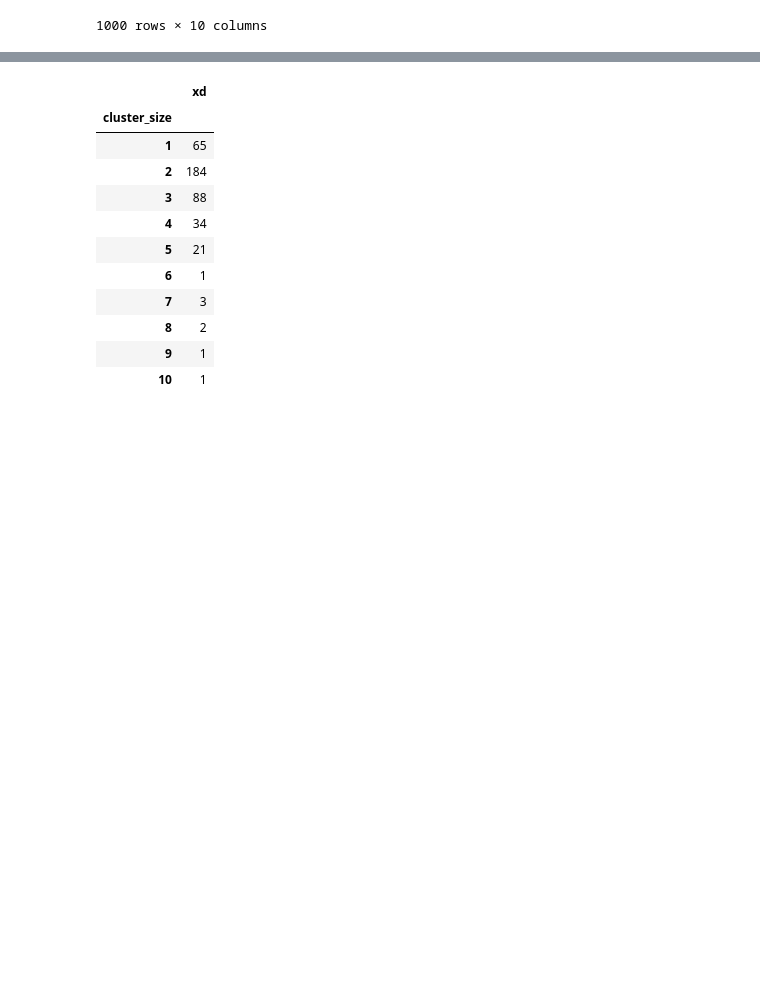
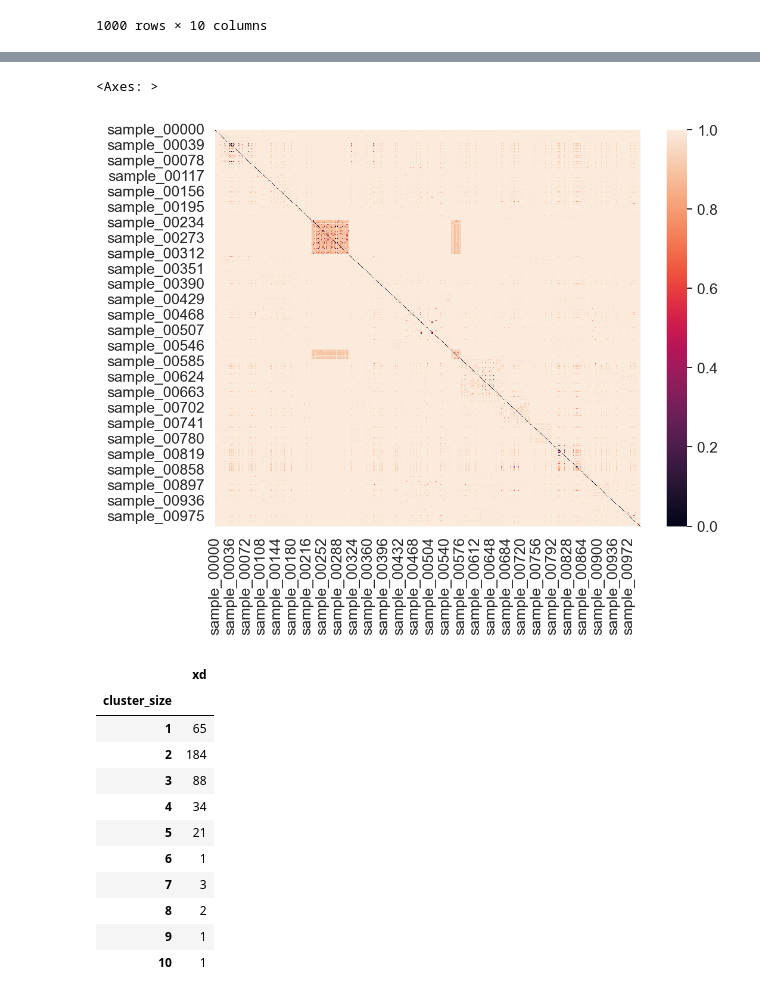
Before and after one commit to richieYT-wan/tclustr, a Jupyter notebook: notebooks/250307_IMMREP25.ipynb, the cells around one changed output, grey strips where cells are left out. Cells and saved outputs as stored; diff of their text form; code cells hidden in the pictures; blank space fills up the shorter version.

```diff
--- a/notebooks/250307_IMMREP25.ipynb
+++ b/notebooks/250307_IMMREP25.ipynb
@@ -232,3 +253,10 @@ wtf.merge(wtf.groupby('pred_label').agg(xd=('B3','count')).reset_index(),
+# %%
+a = pd.read_csv('../output/2503XX_IMMREP25_output/score_vs_healthy/100_seeds_analysis/TS_NOTRP/TS_NOTRP_100runs_normed_distance_matrix.csv',
+               header=[0], index_col=[0])
+sns.heatmap(a)
+# %% [output]
+<Axes: >
+[figure, added]
 # %%
 pd.read_csv('../output/2503XX_IMMREP25_output/webserver/TwoStage_NoTriplet/TS_NT_TCRcluster_results.csv').groupby(['cluster_label']).agg(cluster_size=('B3','count'),xd=('A3','count')).groupby('cluster_size').count()
 # %% [output]
```
Also changed, not shown: parts of 2 cells of this notebook, 5 other files.
